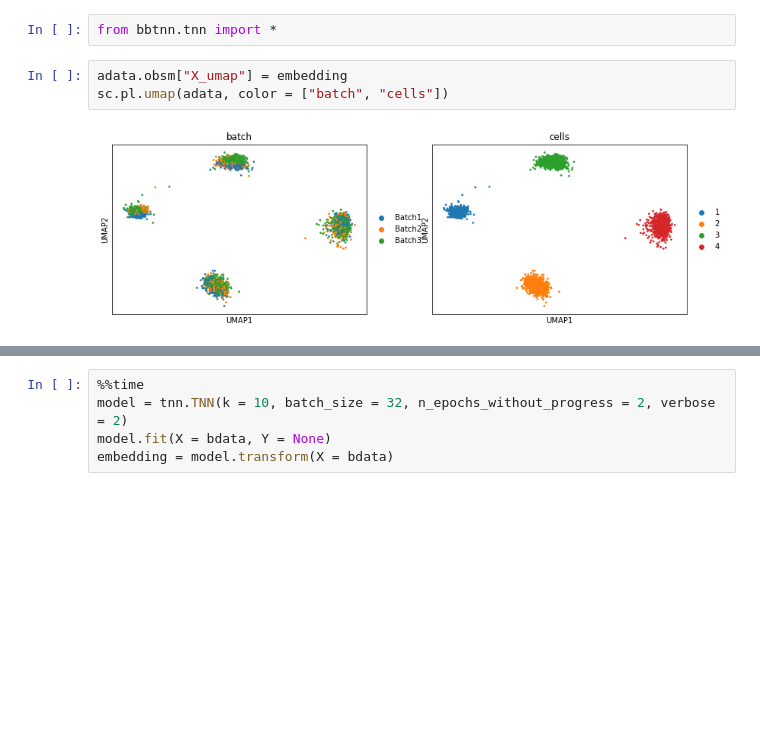
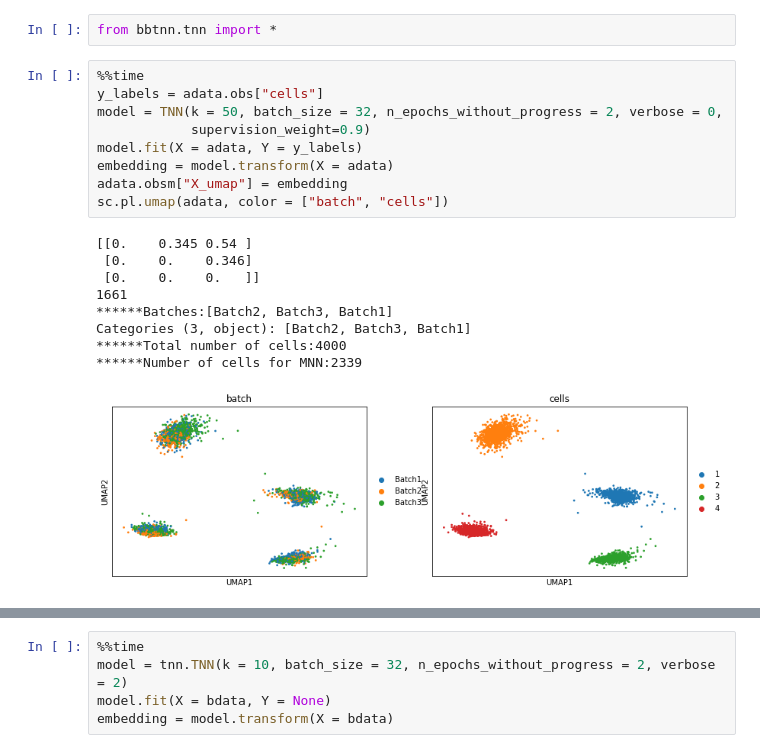
Before and after one commit to lkmklsmn/bbtnn, a Jupyter notebook: examples/Simulation version 3.ipynb, the cells around one changed output, grey strips where cells are left out. Cells and saved outputs as stored; diff of their text form; blank space fills up the shorter version.

```diff
--- a/examples/Simulation version 3.ipynb
+++ b/examples/Simulation version 3.ipynb
@@ -217,7 +132,21 @@ Categories (3, object): [Batch1, Batch3, Batch2]
 # %%
 from bbtnn.tnn import *
-# %%
-adata.obsm["X_umap"] = embedding
-sc.pl.umap(adata, color = ["batch", "cells"])
-# %% [output]
-[figure, removed]
+# %%
+%%time
+y_labels = adata.obs["cells"]
+model = TNN(k = 50, batch_size = 32, n_epochs_without_progress = 2, verbose = 0,
+            supervision_weight=0.9)
+model.fit(X = adata, Y = y_labels)
+embedding = model.transform(X = adata)
+adata.obsm["X_umap"] = embedding
+sc.pl.umap(adata, color = ["batch", "cells"])
+# %% [output]
+[[0.    0.345 0.54 ]
+ [0.    0.    0.346]
+ [0.    0.    0.   ]]
+1661
+******Batches:[Batch2, Batch3, Batch1]
+Categories (3, object): [Batch2, Batch3, Batch1]
+******Total number of cells:4000
+******Number of cells for MNN:2339
+[figure, added]
```
Also changed, not shown: parts of 27 cells of this notebook, 8 other files.
